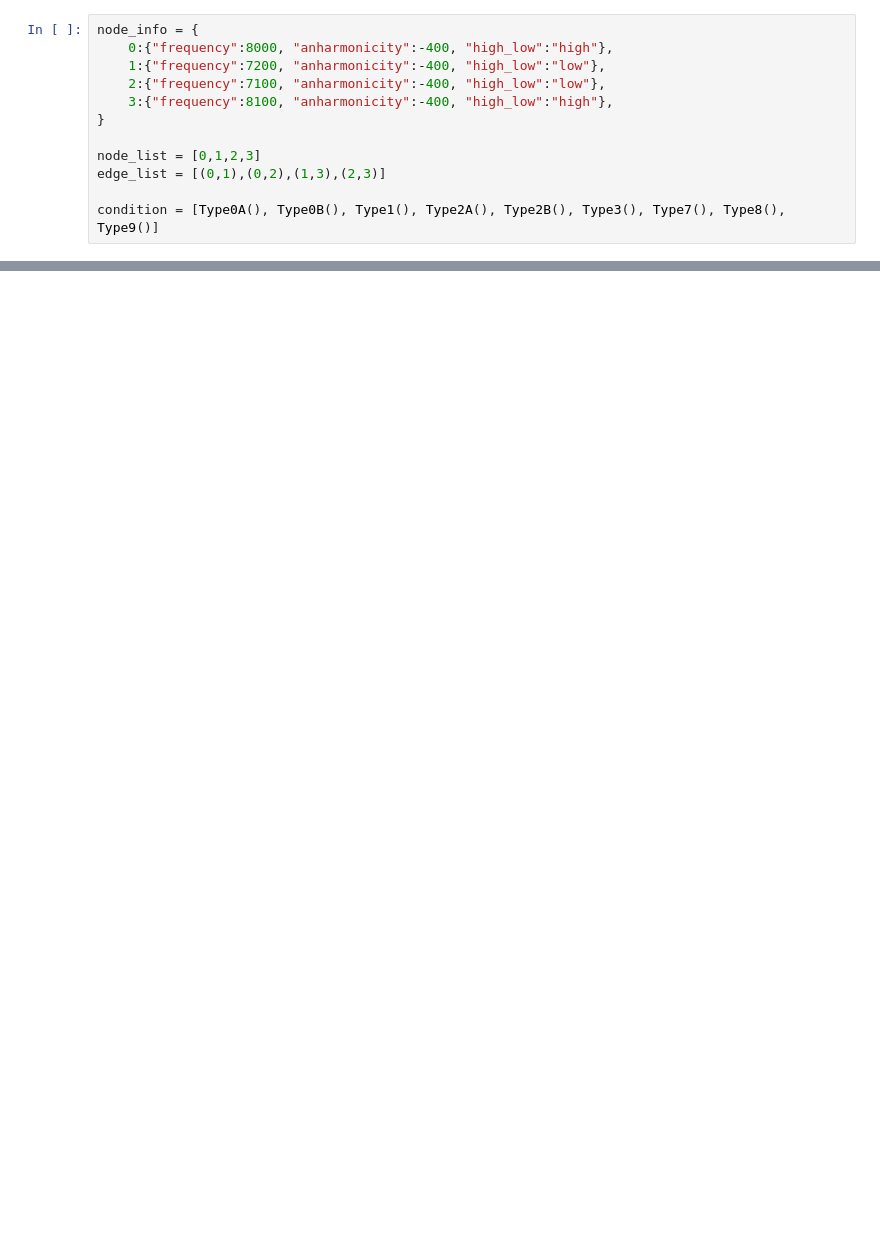
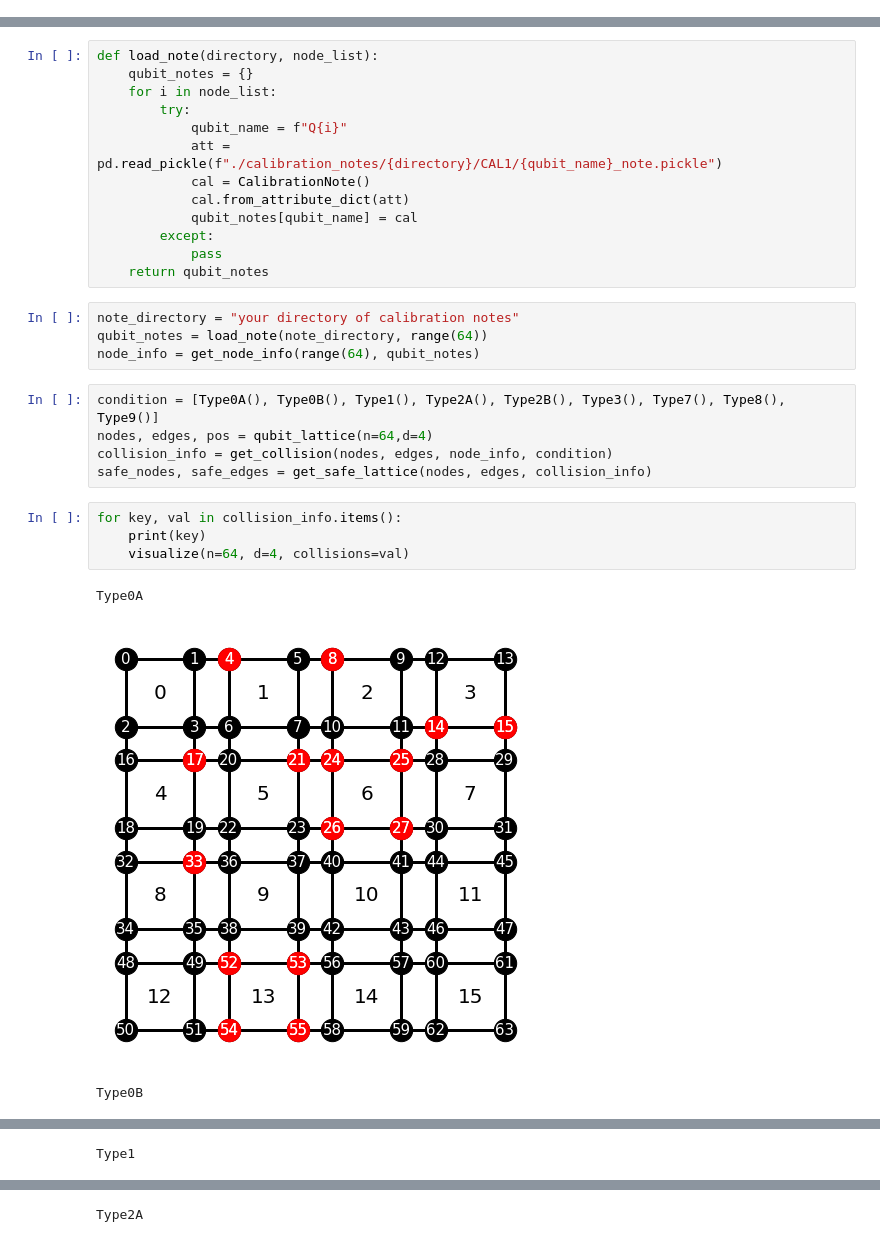
Before and after one commit to tama-sh/collision_checker, a Jupyter notebook: example.ipynb, the cells around one changed output, grey strips where cells are left out. Saved outputs shown, nothing was run; the diff lists cells and outputs as text; blank space fills up the shorter version.

```diff
--- a/example.ipynb
+++ b/example.ipynb
@@ -4,12 +0,0 @@ from collision_checker.check import get_collision, get_safe_lattice
-# %%
-node_info = {
-    0:{"frequency":8000, "anharmonicity":-400, "high_low":"high"},
-    1:{"frequency":7200, "anharmonicity":-400, "high_low":"low"},
-    2:{"frequency":7100, "anharmonicity":-400, "high_low":"low"},
-    3:{"frequency":8100, "anharmonicity":-400, "high_low":"high"},
-}
-
-node_list = [0,1,2,3]
-edge_list = [(0,1),(0,2),(1,3),(2,3)]
-
-condition = [Type0A(), Type0B(), Type1(), Type2A(), Type2B(), Type3(), Type7(), Type8(), Type9()]
@@ -34,0 +18,30 @@ safe_nodes, safe_edges
+# %%
+def load_note(directory, node_list):
+    qubit_notes = {}
+    for i in node_list:
+        try:
+            qubit_name = f"Q{i}"
+            att = pd.read_pickle(f"./calibration_notes/{directory}/CAL1/{qubit_name}_note.pickle")
+            cal = CalibrationNote()
+            cal.from_attribute_dict(att)
+            qubit_notes[qubit_name] = cal
+        except:
+            pass
+    return qubit_notes
+# %%
+note_directory = "your directory of calibration notes"
+qubit_notes = load_note(note_directory, range(64))
+node_info = get_node_info(range(64), qubit_notes)
+# %%
+condition = [Type0A(), Type0B(), Type1(), Type2A(), Type2B(), Type3(), Type7(), Type8(), Type9()]
+nodes, edges, pos = qubit_lattice(n=64,d=4)
+collision_info = get_collision(nodes, edges, node_info, condition)
+safe_nodes, safe_edges = get_safe_lattice(nodes, edges, collision_info)
+# %%
+for key, val in collision_info.items():
+    print(key)
+    visualize(n=64, d=4, collisions=val)
+# %% [output]
+Type0A
+[figure, added]
+Type0B
@@ -34,0 +49 @@ safe_nodes, safe_edges
+Type1
@@ -34,0 +51 @@ safe_nodes, safe_edges
+Type2A
```
Also changed, not shown: parts of 8 cells of this notebook, 5 other files.
